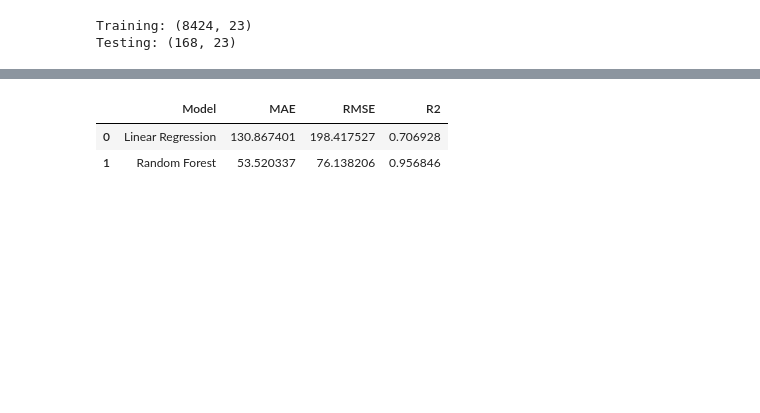
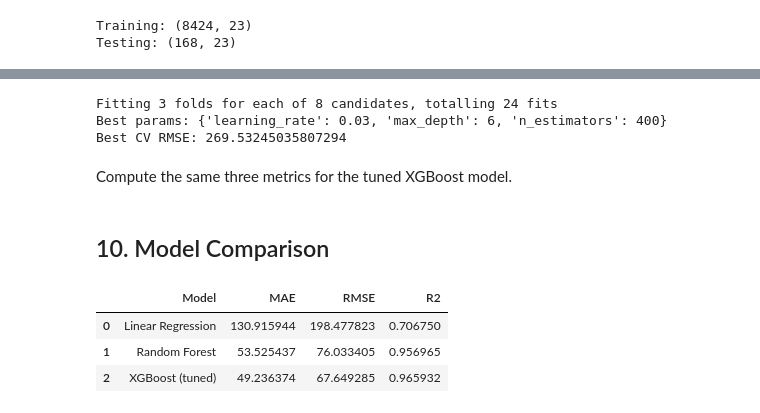
Before and after one commit to NikosKarakasis/CAP_3764_2026_Fall_Team_5, a Jupyter notebook: notebooks/02_time_series_modeling.ipynb, the cells around one changed output, grey strips where cells are left out. Saved outputs shown, nothing was run; the diff lists cells and outputs as text; code cells hidden in the pictures; blank space fills up the shorter version.

Commit message:
Actual complete models, findings, & metrics.

```diff
--- a/notebooks/02_time_series_modeling.ipynb
+++ b/notebooks/02_time_series_modeling.ipynb
@@ -144,13 +302,57 @@ r2_rf = r2_score(y_test, fc_rf)
+# %%
+tscv = TimeSeriesSplit(n_splits=3)
+
+param_grid = {
+    'n_estimators': [200, 400],
+    'max_depth': [4, 6],
+    'learning_rate': [0.03, 0.1],
+}
+
+# Use negative RMSE (GridSearchCV *maximizes* the score)
+grid_search = GridSearchCV(
+    estimator=xgb,
+    param_grid=param_grid,
+    cv=tscv,
+    scoring='neg_root_mean_squared_error',
+    n_jobs=-1,
+    verbose=1,
+)
+
+# Run time-series CV search
+grid_search.fit(X_train, y_train)
+
+print("Best params:", grid_search.best_params_)
+print("Best CV RMSE:", -grid_search.best_score_)  # negate because score is negative
+
+# Best model already refit on full training data by default (refit=True)
+xgb_tuned = grid_search.best_estimator_
+
+# Predict on test set
+fc_xgb_tuned = xgb_tuned.predict(X_test)
+# %% [output]
+Fitting 3 folds for each of 8 candidates, totalling 24 fits
+Best params: {'learning_rate': 0.03, 'max_depth': 6, 'n_estimators': 400}
+Best CV RMSE: 269.53245035807294
+# %% [markdown]
+Compute the same three metrics for the tuned XGBoost model.
+# %%
+# Tuned GXBoost evaluation
+mae_xgb = mean_absolute_error(y_test, fc_xgb_tuned)
+rmse_xgb = np.sqrt(mean_squared_error(y_test, fc_xgb_tuned))
+r2_xgb = r2_score(y_test, fc_xgb_tuned)
+# %% [markdown]
+## 10. Model Comparison
 # %%
 results = pd.DataFrame({
-    "Model": ["Linear Regression", "Random Forest"],
-    "MAE": [mae_lr, mae_rf],
-    "RMSE": [rmse_lr, rmse_rf],
-    "R2": [r2_lr, r2_rf]
+    "Model": ["Linear Regression", "Random Forest", "XGBoost (tuned)"],
+    "MAE": [mae_lr, mae_rf, mae_xgb],
+    "RMSE": [rmse_lr, rmse_rf, rmse_xgb],
+    "R2": [r2_lr, r2_rf, r2_xgb]
 })
 
 results
 # %% [output]
 |  | Model | MAE | RMSE | R2 |
-| 0 | Linear Regression | 130.867401 | 198.417527 | 0.706928 |
-| 1 | Random Forest | 53.520337 | 76.138206 | 0.956846 |
+| 0 | Linear Regression | 130.915944 | 198.477823 | 0.706750 |
+| 1 | Random Forest | 53.525437 | 76.033405 | 0.956965 |
+| 2 | XGBoost (tuned) | 49.236374 | 67.649285 | 0.965932 |
```
Also changed, not shown: parts of 48 cells of this notebook, 3 other files.
